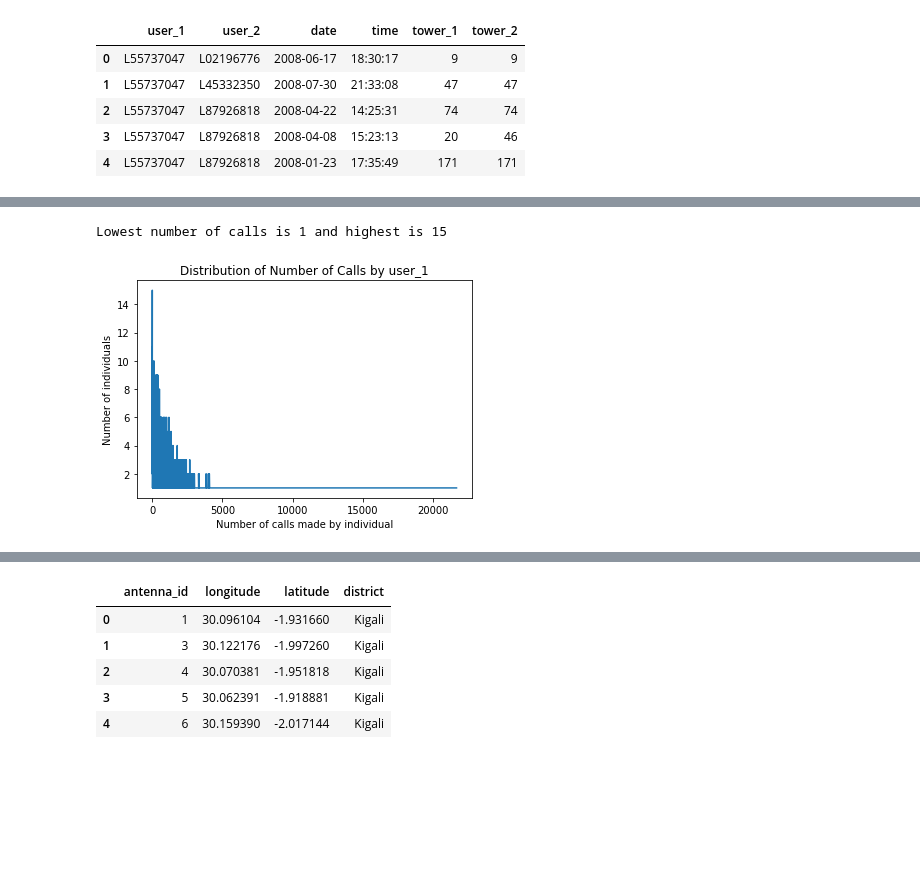
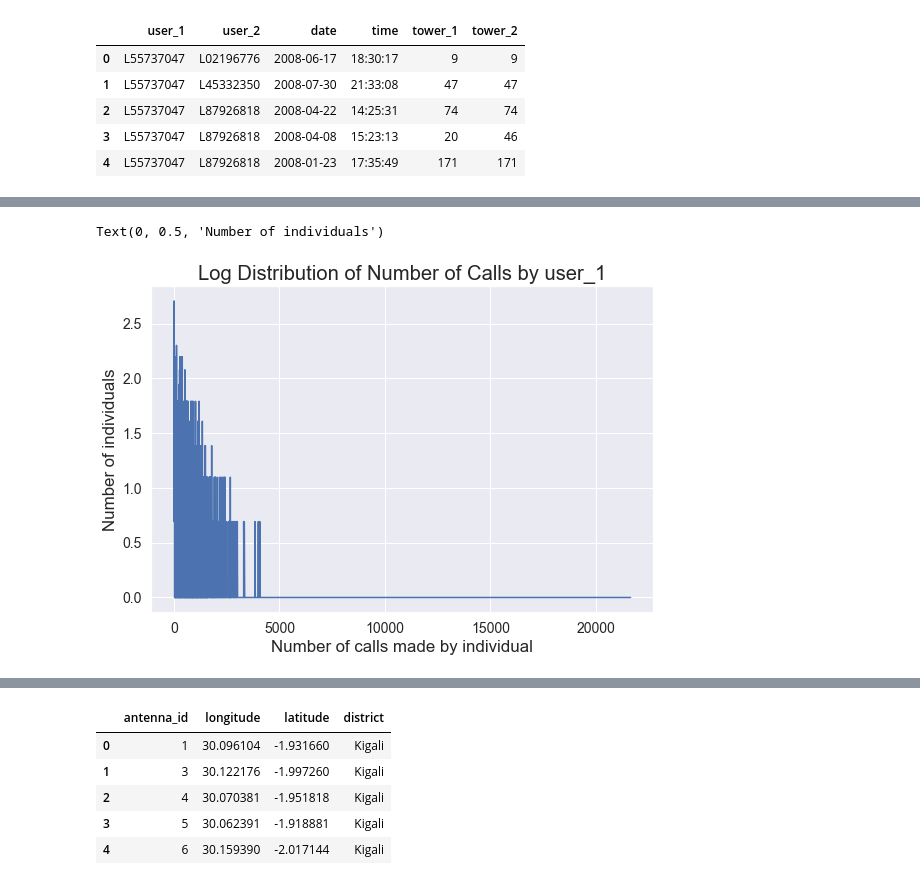
Before and after one commit to wetchler/bdd-ps2, a Jupyter notebook: BDD2019-PS2.ipynb, the cells around one changed output, grey strips where cells are left out. Cells and saved outputs as stored; diff of their text form; code cells hidden in the pictures; blank space fills up the shorter version.

Commit message:
Section 1.1 graphs done

```diff
--- a/BDD2019-PS2.ipynb
+++ b/BDD2019-PS2.ipynb
@@ -111,11 +111,8 @@ Download the three datasets from the course website (available on bCourses under
 
 Construct a set of tables and figures that summarize key characteristics of this dataset: how many unique individuals, what time period is covered, how many events are logged per person, and so forth. Imagine that you are constructing the first tables and figures in a research paper, and you wish to provide your reader with as much intuition as possible about what information is contained in your dataset. Be creative, but be disciplined. Your figures should be professional, carefully labelled, and easily interpreted.
 # %%
-#
-# enter code here
-#
-import pandas as pd
-cdr_data = pd.read_csv("datasets/cdr_sample.csv")
+
+cdr_data = pd.read_csv("datasets/cdr/cdr_sample.csv")
 cdr_data.head()
 # %% [output]
 |  | user_1 | user_2 | date | time | tower_1 | tower_2 |
@@ -205,11 +237,9 @@ Sum of calls by user_2 is 4388305
 # %%
-user_1_call_dist = user_1_counts.value_counts().sort_index()
-pl = user_1_call_dist.plot()
-pl.set_title("Distribution of Number of Calls by user_1")
+pl = np.log(user_1_call_dist).plot()
+pl.set_title("Log Distribution of Number of Calls by user_1")
 pl.set_xlabel("Number of calls made by individual")
 pl.set_ylabel("Number of individuals")
-print("Lowest number of calls is " + str(user_1_call_dist.min()) + " and highest is " + str(user_1_call_dist.max()))
 # %% [output]
-Lowest number of calls is 1 and highest is 15
+Text(0, 0.5, 'Number of individuals')
-[figure, old version]
+[figure, new version]
 # %%
```
Also changed, not shown: parts of 39 cells of this notebook.
